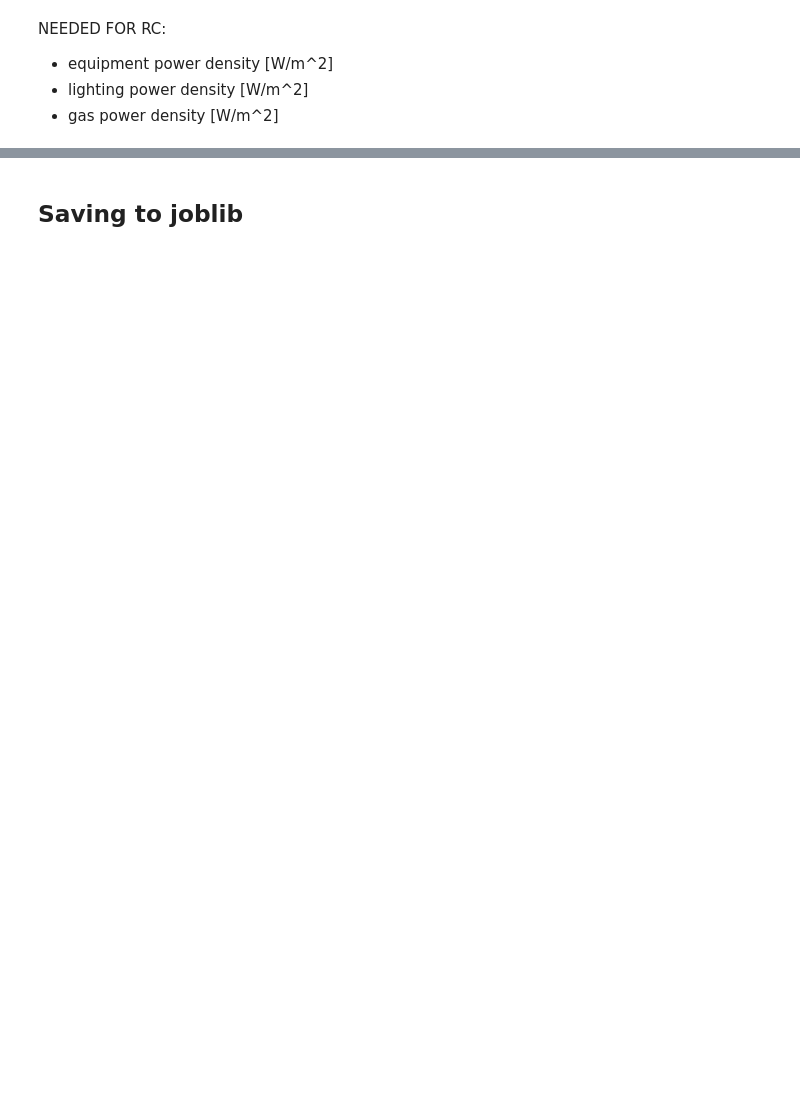
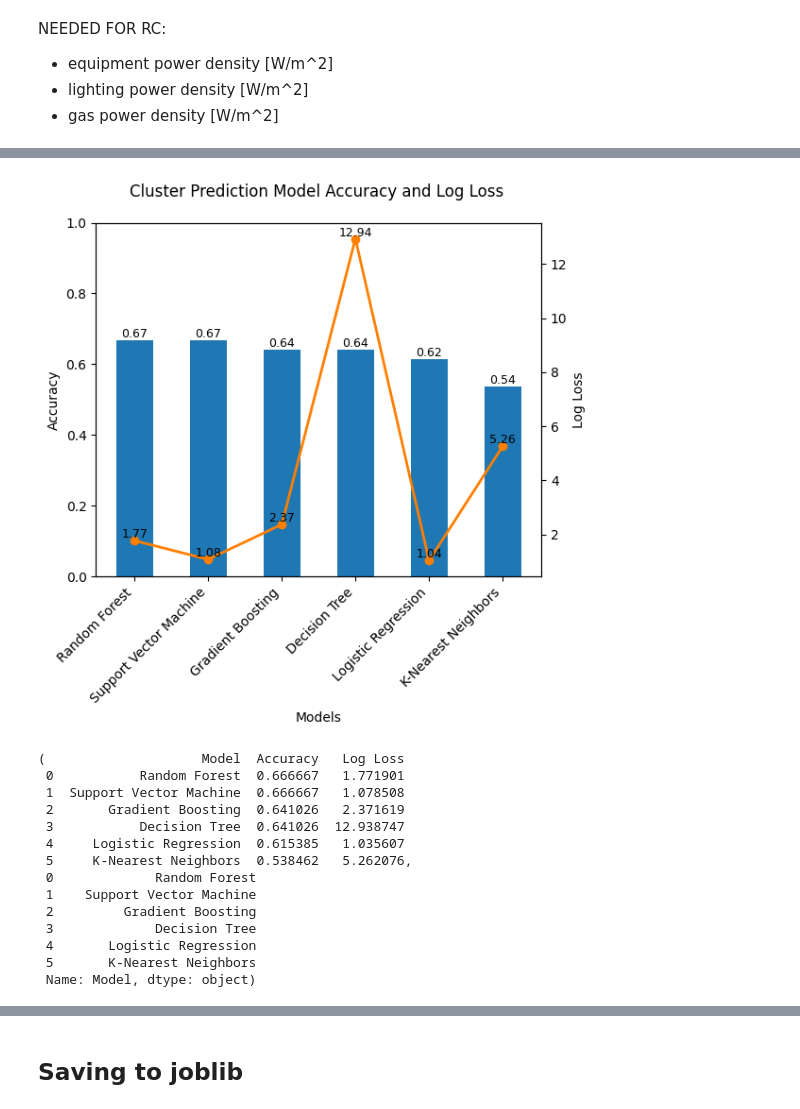
Before and after one commit to Chengxuan-Li/USBuildingArchetypes, a Jupyter notebook: workflow/clustering/250517_fixing.ipynb, the cells around one changed output, grey strips where cells are left out. Cells and saved outputs as stored; diff of their text form; code cells hidden in the pictures; blank space fills up the shorter version.

```diff
--- a/workflow/clustering/250517_fixing.ipynb
+++ b/workflow/clustering/250517_fixing.ipynb
@@ -954,0 +56,18 @@ KeyError: 0
+# %%
+evaluate_mls(metrics[4], da.index)
+# %% [output]
+[figure, added]
+(                    Model  Accuracy   Log Loss
+ 0           Random Forest  0.666667   1.771901
+ 1  Support Vector Machine  0.666667   1.078508
+ 2       Gradient Boosting  0.641026   2.371619
+ 3           Decision Tree  0.641026  12.938747
+ 4     Logistic Regression  0.615385   1.035607
+ 5     K-Nearest Neighbors  0.538462   5.262076,
+ 0             Random Forest
+ 1    Support Vector Machine
+ 2         Gradient Boosting
+ 3             Decision Tree
+ 4       Logistic Regression
+ 5       K-Nearest Neighbors
+ Name: Model, dtype: object)
```
Also changed, not shown: parts of 37 cells of this notebook, 4 other files.
